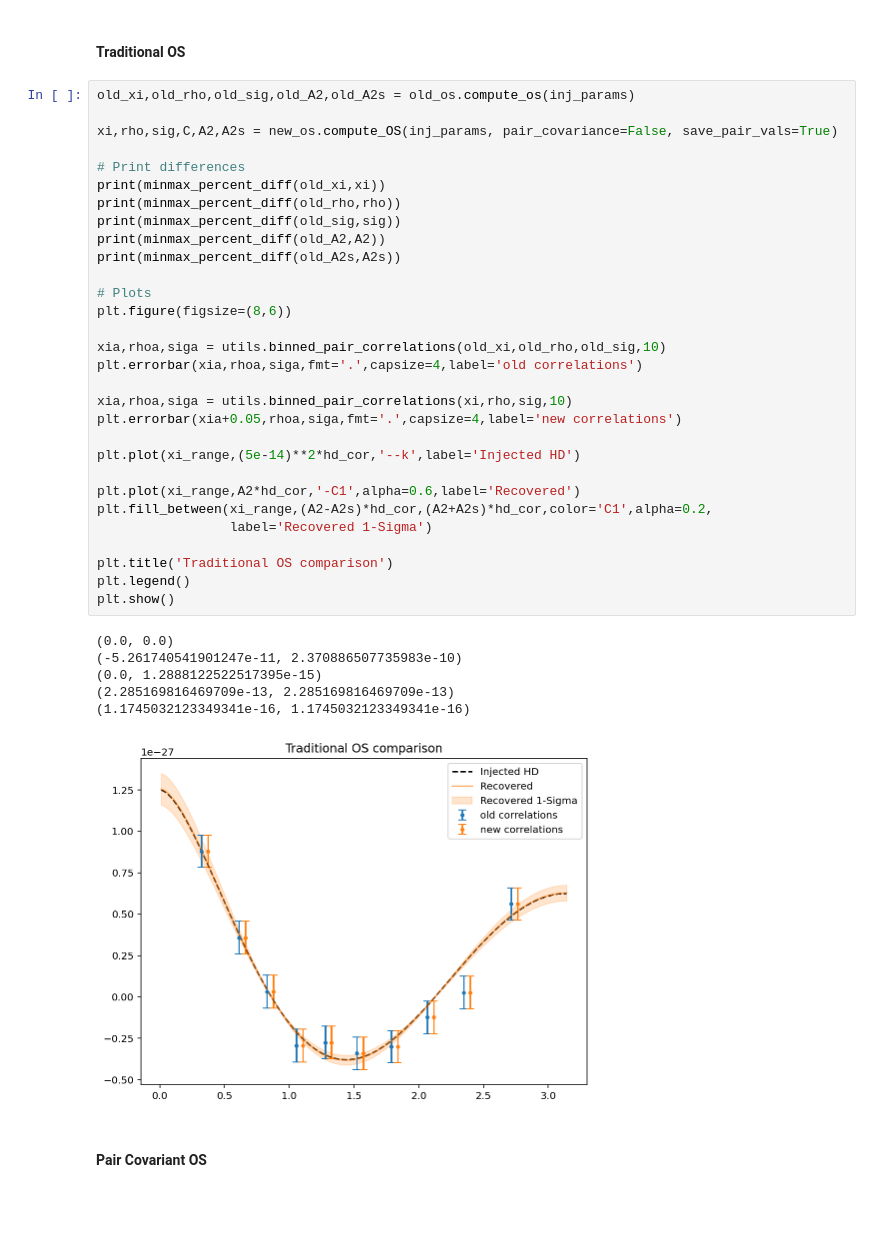
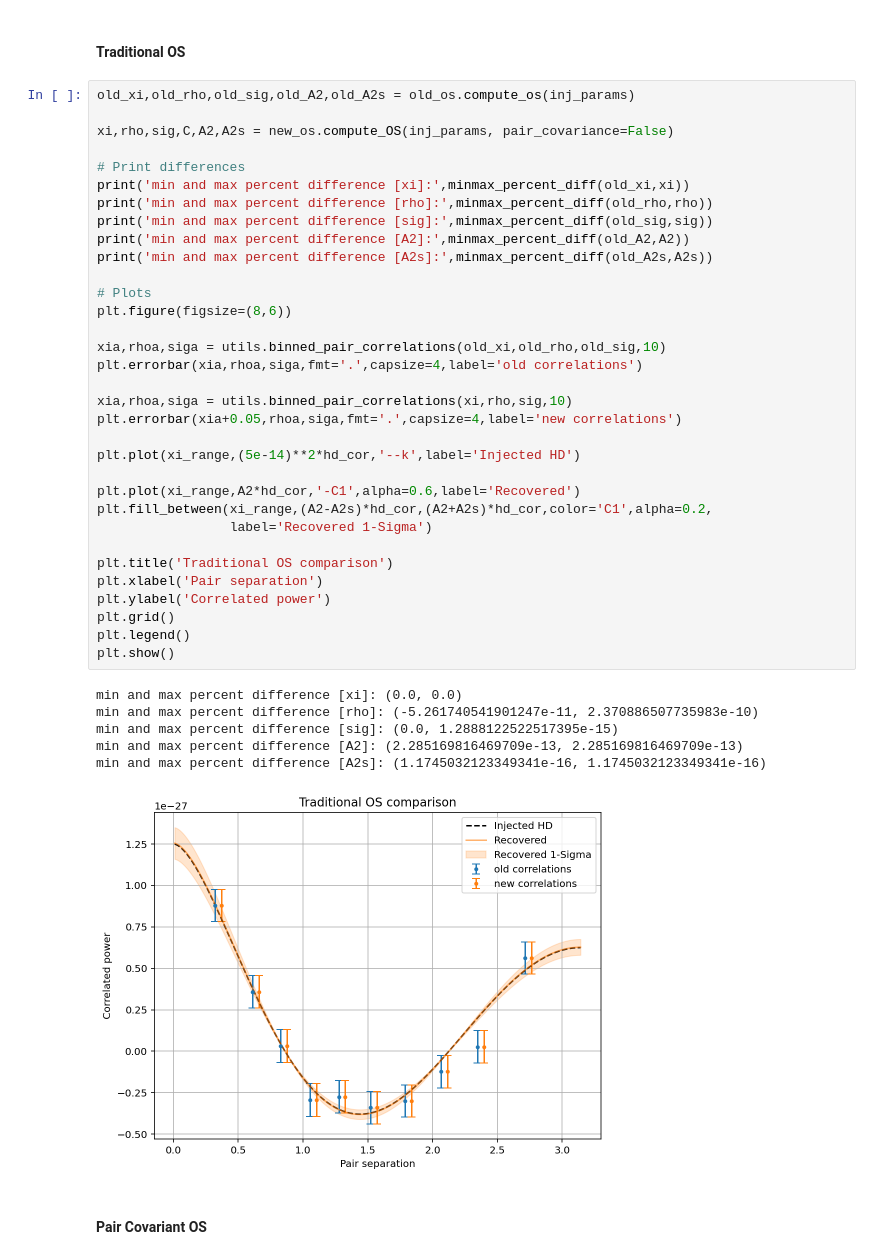
Before and after one commit to GersbachKa/defiant, a Jupyter notebook: Notebooks/new_tests.ipynb, the cells around one changed output. Saved outputs shown, nothing was run; the diff lists cells and outputs as text; blank space fills up the shorter version.

```diff
--- a/Notebooks/new_tests.ipynb
+++ b/Notebooks/new_tests.ipynb
@@ -100,40 +103,43 @@ new_os = OSplusplus(psrs,pta,'gw',core=lfcore)
 # %%
 old_xi,old_rho,old_sig,old_A2,old_A2s = old_os.compute_os(inj_params)
 
-xi,rho,sig,C,A2,A2s = new_os.compute_OS(inj_params, pair_covariance=False, save_pair_vals=True)
+xi,rho,sig,C,A2,A2s = new_os.compute_OS(inj_params, pair_covariance=False)
 
 # Print differences
-print(minmax_percent_diff(old_xi,xi))
-print(minmax_percent_diff(old_rho,rho))
-print(minmax_percent_diff(old_sig,sig))
-print(minmax_percent_diff(old_A2,A2))
-print(minmax_percent_diff(old_A2s,A2s))
+print('min and max percent difference [xi]:',minmax_percent_diff(old_xi,xi))
+print('min and max percent difference [rho]:',minmax_percent_diff(old_rho,rho))
+print('min and max percent difference [sig]:',minmax_percent_diff(old_sig,sig))
+print('min and max percent difference [A2]:',minmax_percent_diff(old_A2,A2))
+print('min and max percent difference [A2s]:',minmax_percent_diff(old_A2s,A2s))
 
 # Plots
 plt.figure(figsize=(8,6))
 
 xia,rhoa,siga = utils.binned_pair_correlations(old_xi,old_rho,old_sig,10)
 plt.errorbar(xia,rhoa,siga,fmt='.',capsize=4,label='old correlations')
 
 xia,rhoa,siga = utils.binned_pair_correlations(xi,rho,sig,10)
 plt.errorbar(xia+0.05,rhoa,siga,fmt='.',capsize=4,label='new correlations')
 
 plt.plot(xi_range,(5e-14)**2*hd_cor,'--k',label='Injected HD')
 
 plt.plot(xi_range,A2*hd_cor,'-C1',alpha=0.6,label='Recovered')
 plt.fill_between(xi_range,(A2-A2s)*hd_cor,(A2+A2s)*hd_cor,color='C1',alpha=0.2,
                  label='Recovered 1-Sigma')
 
 plt.title('Traditional OS comparison')
+plt.xlabel('Pair separation')
+plt.ylabel('Correlated power')
+plt.grid()
 plt.legend()
 plt.show()
 # %% [output]
-(0.0, 0.0)
-(-5.261740541901247e-11, 2.370886507735983e-10)
-(0.0, 1.2888122522517395e-15)
-(2.285169816469709e-13, 2.285169816469709e-13)
-(1.1745032123349341e-16, 1.1745032123349341e-16)
+min and max percent difference [xi]: (0.0, 0.0)
+min and max percent difference [rho]: (-5.261740541901247e-11, 2.370886507735983e-10)
+min and max percent difference [sig]: (0.0, 1.2888122522517395e-15)
+min and max percent difference [A2]: (2.285169816469709e-13, 2.285169816469709e-13)
+min and max percent difference [A2s]: (1.1745032123349341e-16, 1.1745032123349341e-16)
-[figure, old version]
+[figure, new version]
 # %% [markdown]
 #### Pair Covariant OS
 # %%
```
Also changed, not shown: parts of 22 cells of this notebook, 1 other file.
